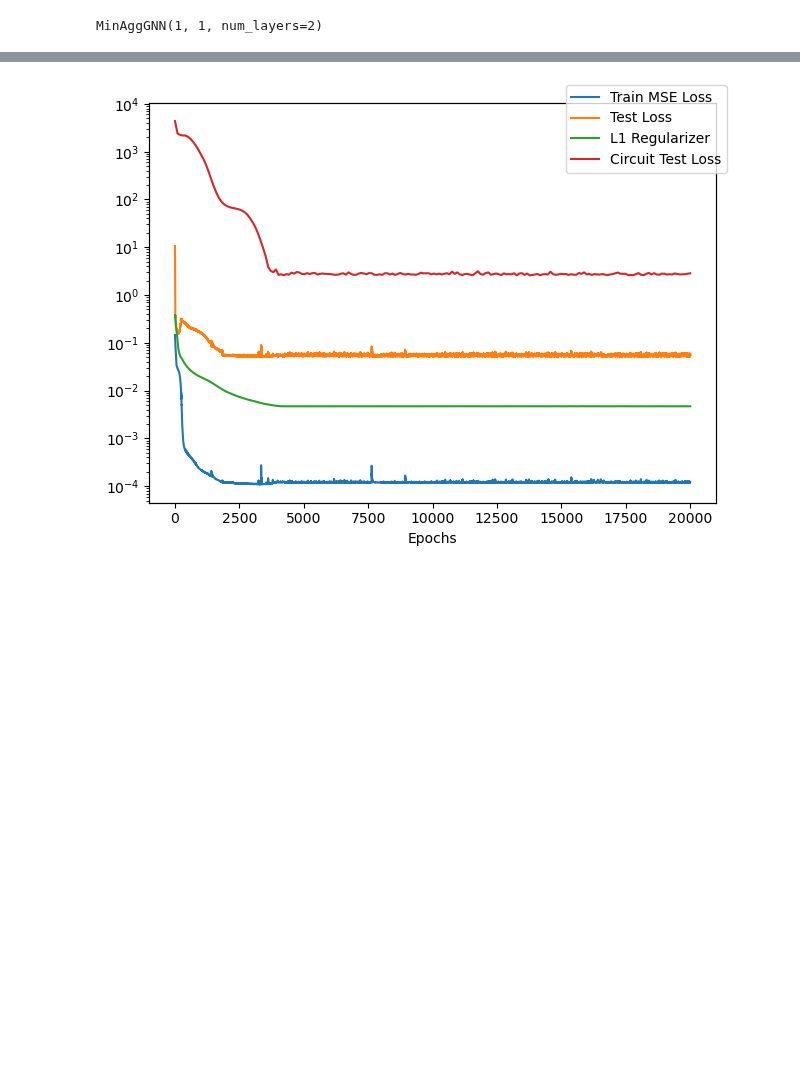
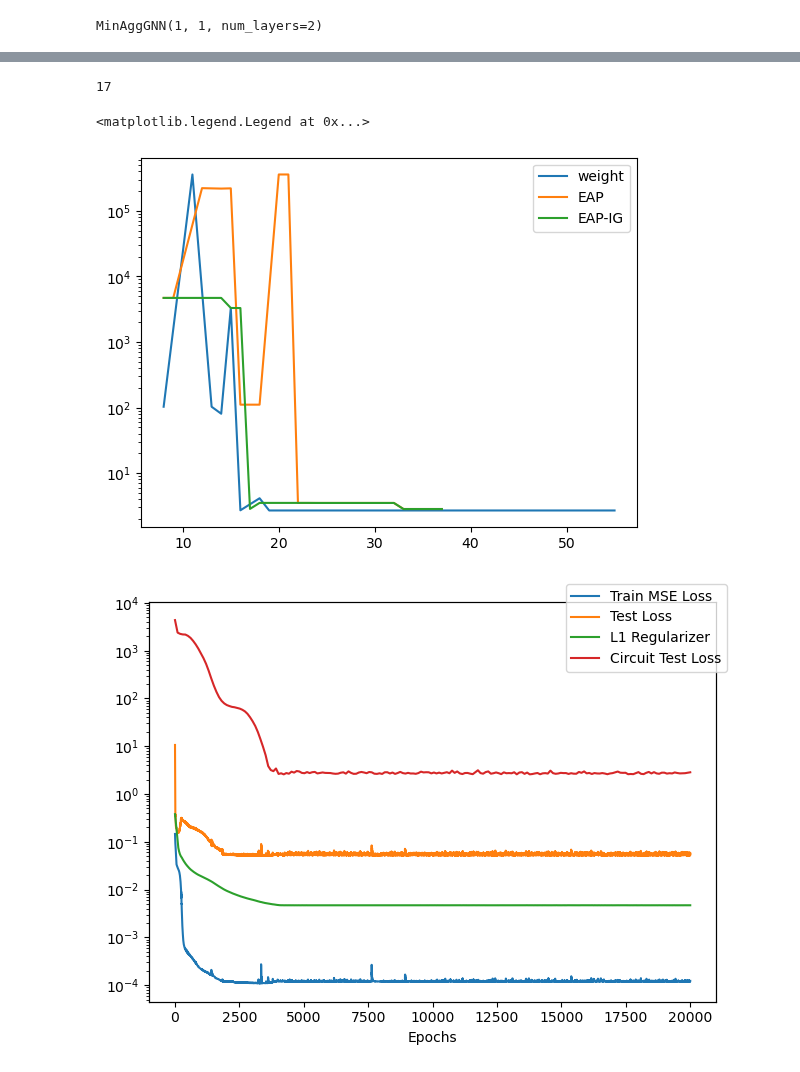
Before and after one commit to pnnl/MINAR, a Jupyter notebook: computation_graph_test.ipynb, the cells around one changed output, grey strips where cells are left out. Cells and saved outputs as stored; diff of their text form; code cells hidden in the pictures; blank space fills up the shorter version.

```diff
--- a/computation_graph_test.ipynb
+++ b/computation_graph_test.ipynb
@@ -93,4 +99,37 @@ plt.tight_layout()
 # %%
 test_loader = pyg.loader.DataLoader(test_data, batch_size = len(test_data))
 criterion = MultiplicativeLoss()
+# %%
+C.number_of_edges()
+# %% [output]
+17
+# %%
+from tqdm import tqdm
+mse_criterion = torch.nn.MSELoss()
+score_methods = ['weight', 'EAP', 'EAP-IG']
+circuit_mse_losses = {score : [] for score in score_methods}
+circuit_test_losses = {score : [] for score in score_methods}
+actual_node_count = {score : [] for score in score_methods}
+actual_edge_count = {score : [] for score in score_methods}
+pbar = tqdm(range(20))
+for K in pbar:
+    for score in score_methods:
+        for data in test_loader:
+            C_tmp = Circuit(model, G, K=K, key=score)
+            out = C_tmp.forward(data).flatten()
+            mse_circuit_loss = float(mse_criterion(out[data.reachable], data.y[data.reachable]).detach()) / len(test_data)
+            mul_circuit_loss = float(criterion(out[data.reachable], data.y[data.reachable]).detach()) / len(test_data)
+            circuit_mse_losses[score].append(mse_circuit_loss)
+            circuit_test_losses[score].append(mul_circuit_loss)
+            actual_node_count[score].append(C_tmp.number_of_nodes())
+            actual_edge_count[score].append(C_tmp.number_of_edges())
+# %%
+for score in score_methods:
+    plt.plot(actual_edge_count[score], circuit_test_losses[score], label=score)
+
+plt.yscale('log')
+plt.legend()
+# %% [output]
+<matplotlib.legend.Legend at 0x...>
+[figure, added]
 # %%
```
Also changed, not shown: parts of 6 cells of this notebook, 4 other files.
